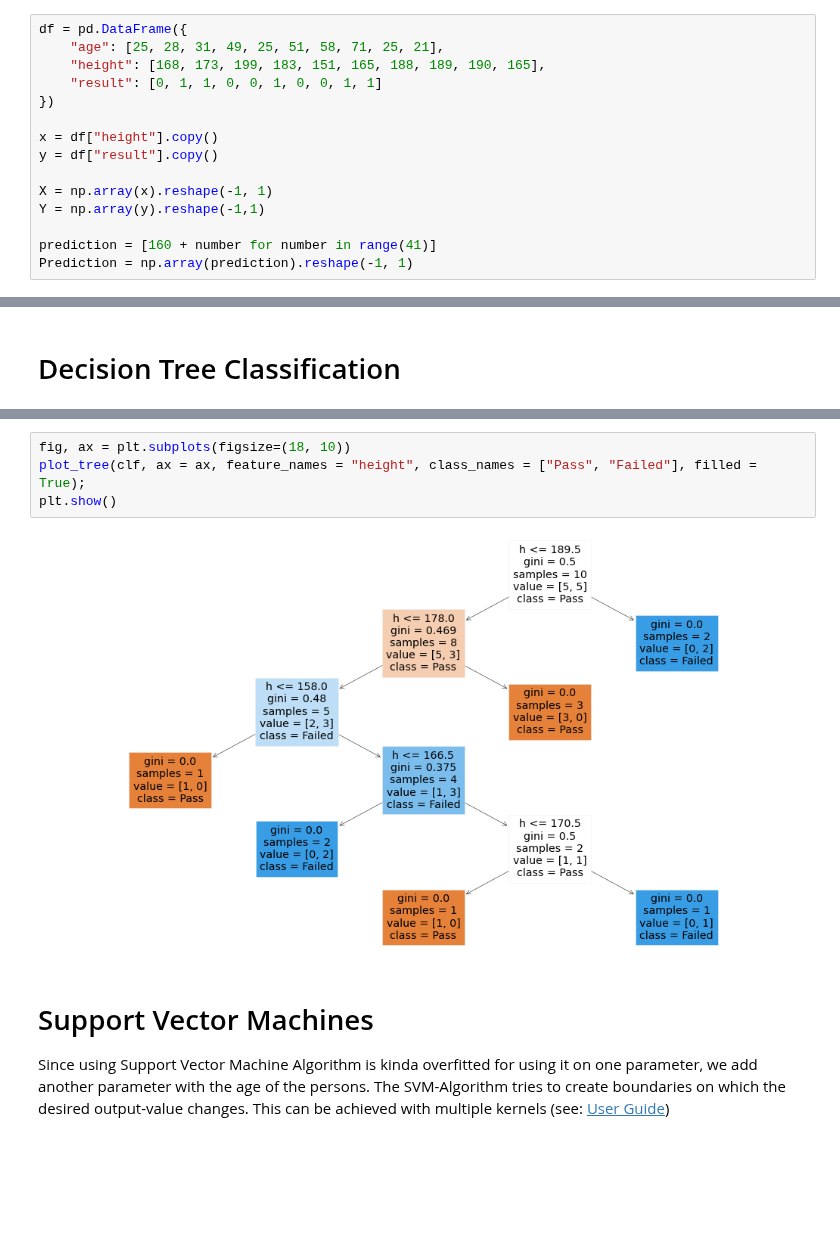
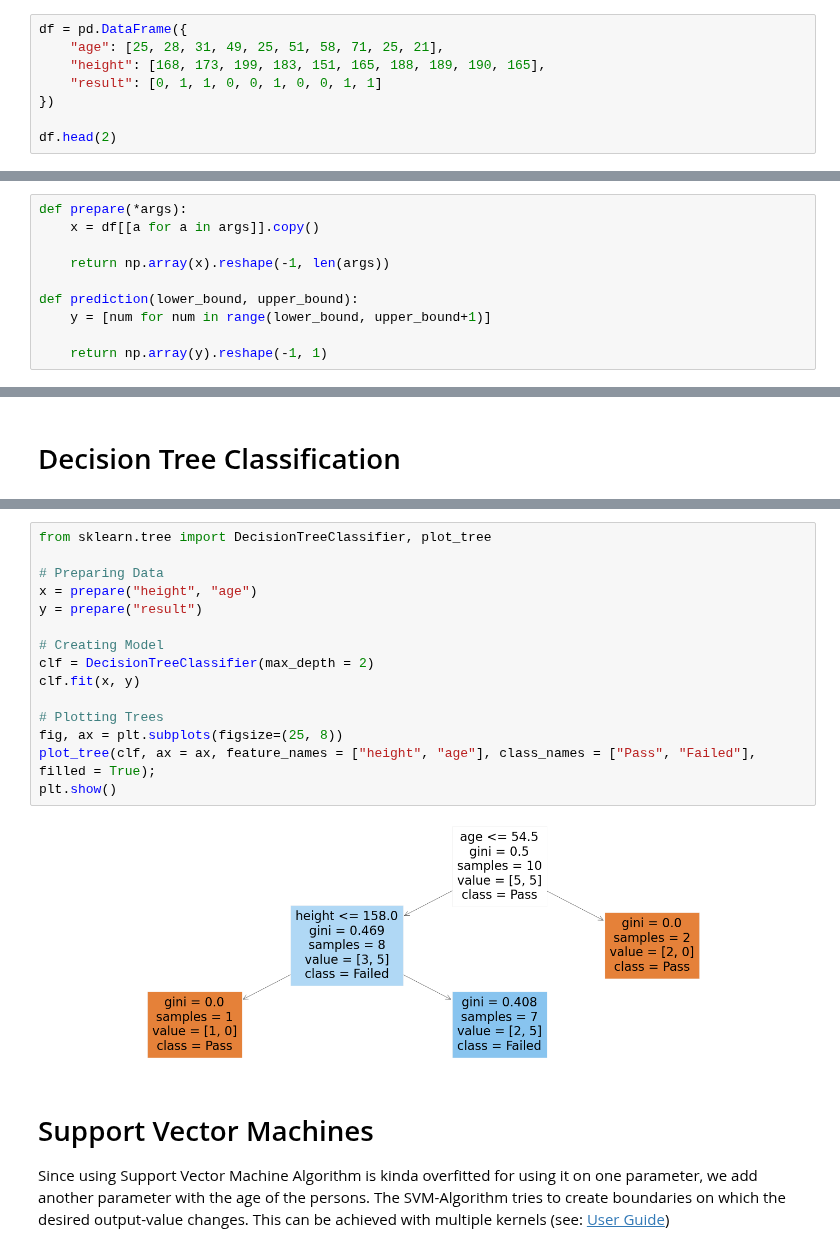
Before and after one commit to sebastian-sl/Basics, a Jupyter notebook: 01 DATA SCIENCE/ML/SKLEARN/1_2_Supervised_Classification.ipynb, the cells around one changed output, grey strips where cells are left out. Cells and saved outputs as stored; diff of their text form; blank space fills up the shorter version.

```diff
--- a/01 DATA SCIENCE/ML/SKLEARN/1_2_Supervised_Classification.ipynb
+++ b/01 DATA SCIENCE/ML/SKLEARN/1_2_Supervised_Classification.ipynb
@@ -17,11 +16,4 @@ df = pd.DataFrame({
     "result": [0, 1, 1, 0, 0, 1, 0, 0, 1, 1]
 })
 
-x = df["height"].copy()
-y = df["result"].copy()
-
-X = np.array(x).reshape(-1, 1)
-Y = np.array(y).reshape(-1,1)
-
-prediction = [160 + number for number in range(41)]
-Prediction = np.array(prediction).reshape(-1, 1)
+df.head(2)
@@ -28,3 +26,13 @@ Prediction = np.array(prediction).reshape(-1, 1)
+# %%
+def prepare(*args):
+    x = df[[a for a in args]].copy()
+
+    return np.array(x).reshape(-1, len(args))
+
+def prediction(lower_bound, upper_bound):
+    y = [num for num in range(lower_bound, upper_bound+1)]
+
+    return np.array(y).reshape(-1, 1)
 # %% [markdown]
 # Logistic Regression
 # %%
@@ -52,9 +58,20 @@ plt.plot(prediction, clf.predict(Prediction));
 # %%
-fig, ax = plt.subplots(figsize=(18, 10))
-plot_tree(clf, ax = ax, feature_names = "height", class_names = ["Pass", "Failed"], filled = True);
+from sklearn.tree import DecisionTreeClassifier, plot_tree
+
+# Preparing Data
+x = prepare("height", "age")
+y = prepare("result")
+
+# Creating Model
+clf = DecisionTreeClassifier(max_depth = 2)
+clf.fit(x, y)
+
+# Plotting Trees
+fig, ax = plt.subplots(figsize=(25, 8))
+plot_tree(clf, ax = ax, feature_names = ["height", "age"], class_names = ["Pass", "Failed"], filled = True);
 plt.show()
 # %% [output]
-[figure, old version]
+[figure, new version]
 # %% [markdown]
 # Support Vector Machines
 
```
Also changed, not shown: parts of 10 cells of this notebook.
